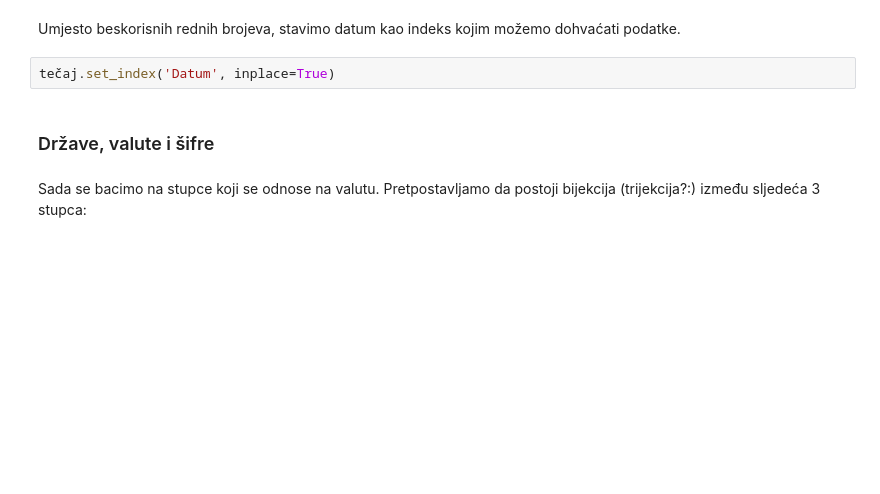
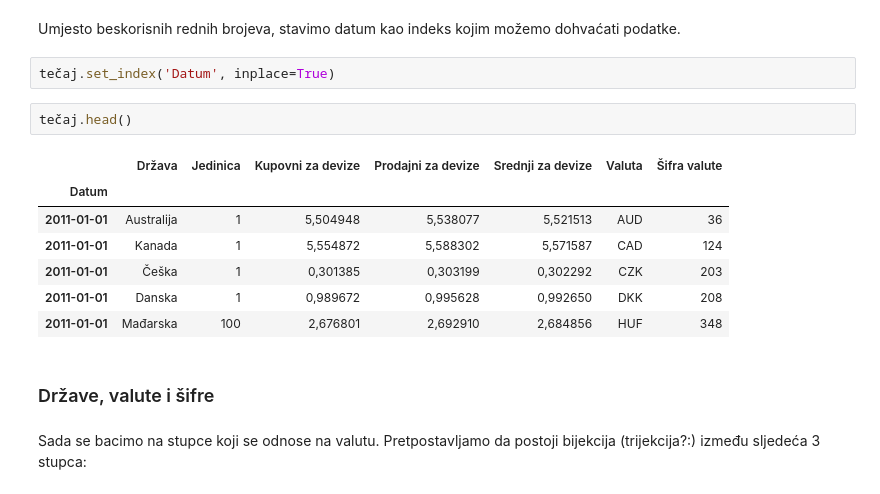
Before and after one commit to vedgar/ms, a Jupyter notebook: Predavanje 3.ipynb, the cells around one changed output. Drawn from its saved outputs; the diff is of its cells as text; blank space fills up the shorter version.

```diff
--- a/Predavanje 3.ipynb
+++ b/Predavanje 3.ipynb
@@ -116,6 +137,16 @@ tečaj.head()
 Umjesto beskorisnih rednih brojeva, stavimo datum kao indeks kojim možemo dohvaćati podatke.
 # %%
 tečaj.set_index('Datum', inplace=True)
+# %%
+tečaj.head()
+# %% [output]
+|  | Država | Jedinica | Kupovni za devize | Prodajni za devize | Srednji za devize | Valuta | Šifra valute |
+| Datum |  |  |  |  |  |  |  |
+| 2011-01-01 | Australija | 1 | 5,504948 | 5,538077 | 5,521513 | AUD | 36 |
+| 2011-01-01 | Kanada | 1 | 5,554872 | 5,588302 | 5,571587 | CAD | 124 |
+| 2011-01-01 | Češka | 1 | 0,301385 | 0,303199 | 0,302292 | CZK | 203 |
+| 2011-01-01 | Danska | 1 | 0,989672 | 0,995628 | 0,992650 | DKK | 208 |
+| 2011-01-01 | Mađarska | 100 | 2,676801 | 2,692910 | 2,684856 | HUF | 348 |
 # %% [markdown]
 ### Države, valute i šifre
 # %% [markdown]
```
Also changed, not shown: parts of 4 cells of this notebook, 2 other files.
